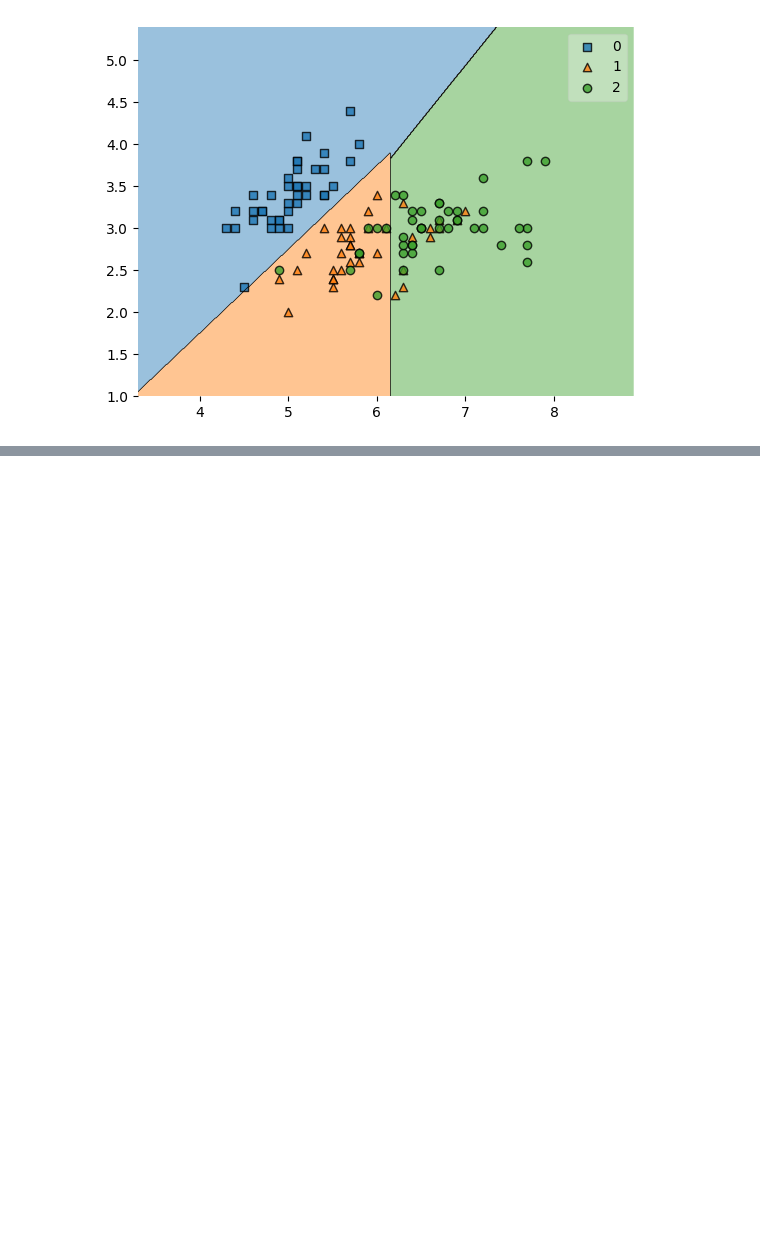
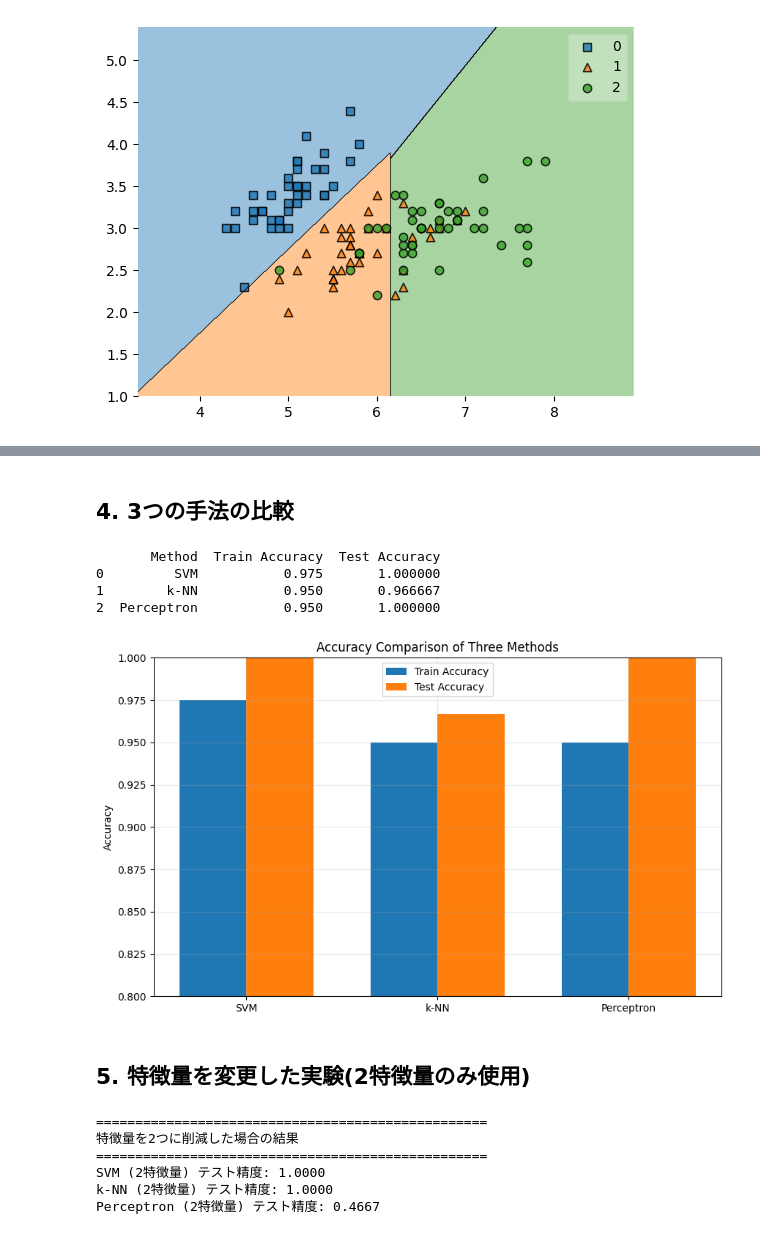
Before and after one commit to Richiesss/AToMLA, a Jupyter notebook: 3_1_svm.ipynb, the cells around one changed output, grey strips where cells are left out. Drawn from its saved outputs; the diff is of its cells as text; code cells hidden in the pictures; blank space fills up the shorter version.

```diff
--- a/3_1_svm.ipynb
+++ b/3_1_svm.ipynb
@@ -99,0 +178,74 @@ plt.show()
+# %% [markdown]
+## 4. 3つの手法の比較
+# %%
+# 3つの手法の精度を比較
+results = pd.DataFrame({
+    'Method': ['SVM', 'k-NN', 'Perceptron'],
+    'Train Accuracy': [train_acc, train_acc_knn, train_acc_perceptron],
+    'Test Accuracy': [test_acc, test_acc_knn, test_acc_perceptron]
+})
+
+print(results)
+
+# 棒グラフで可視化
+fig, ax = plt.subplots(figsize=(10, 6))
+x_pos = np.arange(len(results['Method']))
+width = 0.35
+
+ax.bar(x_pos - width/2, results['Train Accuracy'], width, label='Train Accuracy')
+ax.bar(x_pos + width/2, results['Test Accuracy'], width, label='Test Accuracy')
+
+ax.set_ylabel('Accuracy')
+ax.set_title('Accuracy Comparison of Three Methods')
+ax.set_xticks(x_pos)
+ax.set_xticklabels(results['Method'])
+ax.legend()
+ax.set_ylim([0.8, 1.0])
+
+plt.grid(True, alpha=0.3)
+plt.show()
+# %% [output]
+       Method  Train Accuracy  Test Accuracy
+0         SVM           0.975       1.000000
+1        k-NN           0.950       0.966667
+2  Perceptron           0.950       1.000000
+[figure, added]
+# %% [markdown]
+## 5. 特徴量を変更した実験(2特徴量のみ使用)
+# %%
+# 特徴量を2つに削減(petal length, petal width)
+x_2features = x[:, [2, 3]]  # petal length, petal width のみ使用
+
+x_train_2f, x_test_2f, y_train_2f, y_test_2f = train_test_split(
+    x_2features, y, test_size=0.2, random_state=0
+)
+
+# 各手法で学習と評価
+print("=" * 50)
+print("特徴量を2つに削減した場合の結果")
+print("=" * 50)
+
+# SVM
+svm_2f = SVC(kernel='linear', random_state=0)
+svm_2f.fit(x_train_2f, y_train_2f)
+svm_2f_acc = accuracy_score(y_test_2f, svm_2f.predict(x_test_2f))
+print(f'SVM (2特徴量) テスト精度: {svm_2f_acc:.4f}')
+
+# k-NN
+knn_2f = KNeighborsClassifier(n_neighbors=5)
+knn_2f.fit(x_train_2f, y_train_2f)
+knn_2f_acc = accuracy_score(y_test_2f, knn_2f.predict(x_test_2f))
+print(f'k-NN (2特徴量) テスト精度: {knn_2f_acc:.4f}')
+
+# Perceptron
+perceptron_2f = Perceptron(max_iter=1000, random_state=0)
+perceptron_2f.fit(x_train_2f, y_train_2f)
+perceptron_2f_acc = accuracy_score(y_test_2f, perceptron_2f.predict(x_test_2f))
+print(f'Perceptron (2特徴量) テスト精度: {perceptron_2f_acc:.4f}')
+# %% [output]
+==================================================
+特徴量を2つに削減した場合の結果
+==================================================
+SVM (2特徴量) テスト精度: 1.0000
+k-NN (2特徴量) テスト精度: 1.0000
+Perceptron (2特徴量) テスト精度: 0.4667
```
Also changed, not shown: parts of 17 cells of this notebook.
